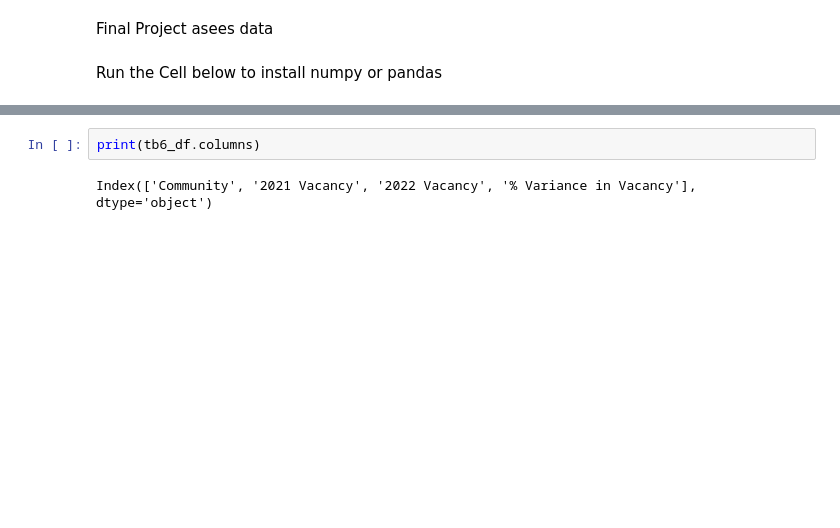
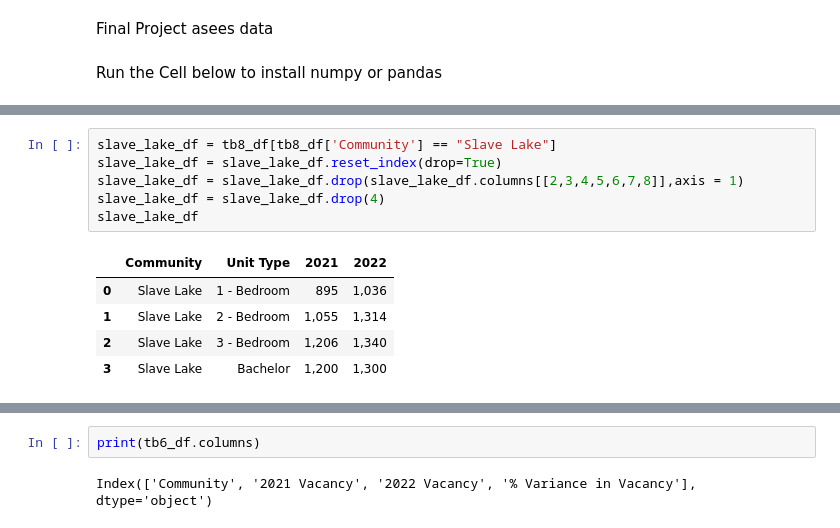
Before and after one commit to Mathemusician1729/DATA-221-Project, a Jupyter notebook: Asees Stuff/Asees.ipynb, the cells around one changed output, grey strips where cells are left out. Saved outputs shown, nothing was run; the diff lists cells and outputs as text; blank space fills up the shorter version.

```diff
--- a/Asees Stuff/Asees.ipynb
+++ b/Asees Stuff/Asees.ipynb
@@ -34,0 +109,12 @@ print(tb6_df_filtered)
+# %%
+slave_lake_df = tb8_df[tb8_df['Community'] == "Slave Lake"]
+slave_lake_df = slave_lake_df.reset_index(drop=True)
+slave_lake_df = slave_lake_df.drop(slave_lake_df.columns[[2,3,4,5,6,7,8]],axis = 1)
+slave_lake_df = slave_lake_df.drop(4)
+slave_lake_df
+# %% [output]
+|  | Community | Unit Type | 2021 | 2022 |
+| 0 | Slave Lake | 1 - Bedroom | 895 | 1,036 |
+| 1 | Slave Lake | 2 - Bedroom | 1,055 | 1,314 |
+| 2 | Slave Lake | 3 - Bedroom | 1,206 | 1,340 |
+| 3 | Slave Lake | Bachelor | 1,200 | 1,300 |
```
Also changed, not shown: parts of 12 cells of this notebook, 3 other files.
